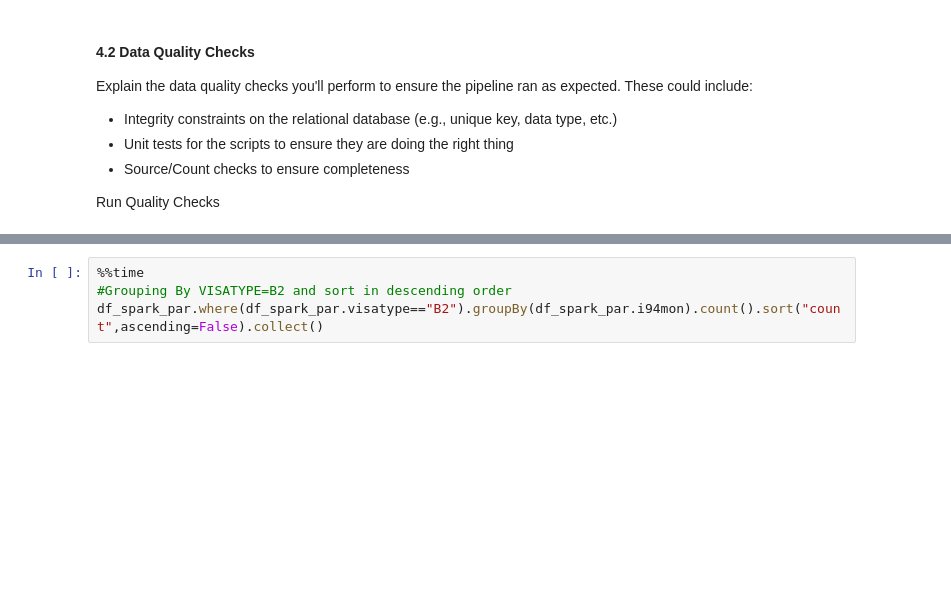
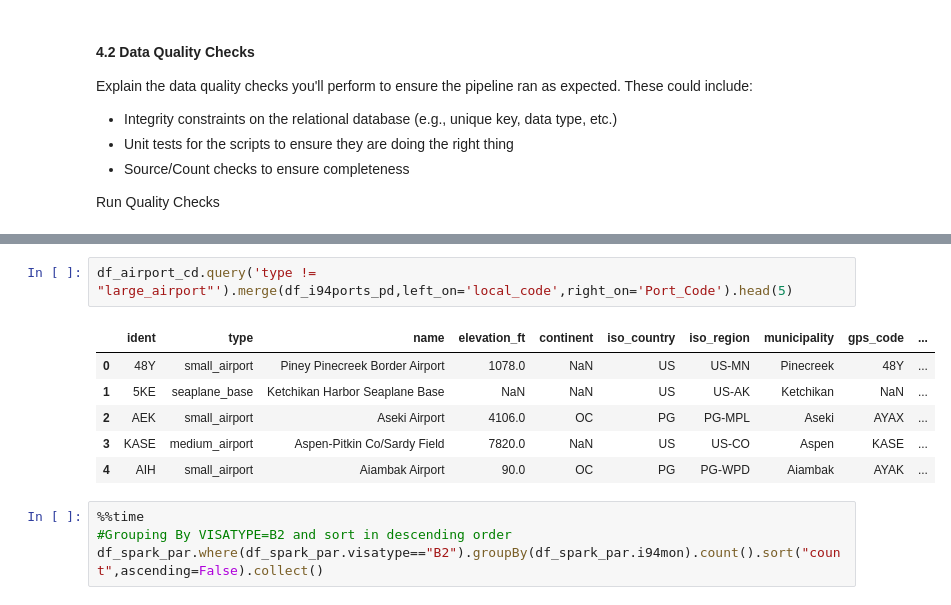
Before and after one commit to sudhakar12161/Project-Capstone-US-I94-Immigration-Insights, a Jupyter notebook: Capstone Project.ipynb, the cells around one changed output, grey strips where cells are left out. Saved outputs shown, nothing was run; the diff lists cells and outputs as text; blank space fills up the shorter version.

```diff
--- a/Capstone Project.ipynb
+++ b/Capstone Project.ipynb
@@ -1064,3 +1072,12 @@ Wall time: 6min 15s
+# %%
+df_airport_cd.query('type != "large_airport"').merge(df_i94ports_pd,left_on='local_code',right_on='Port_Code').head(5)
+# %% [output]
+|  | ident | type | name | elevation_ft | continent | iso_country | iso_region | municipality | gps_code | ... |
+| 0 | 48Y | small_airport | Piney Pinecreek Border Airport | 1078.0 | NaN | US | US-MN | Pinecreek | 48Y | ... |
+| 1 | 5KE | seaplane_base | Ketchikan Harbor Seaplane Base | NaN | NaN | US | US-AK | Ketchikan | NaN | ... |
+| 2 | AEK | small_airport | Aseki Airport | 4106.0 | OC | PG | PG-MPL | Aseki | AYAX | ... |
+| 3 | KASE | medium_airport | Aspen-Pitkin Co/Sardy Field | 7820.0 | NaN | US | US-CO | Aspen | KASE | ... |
+| 4 | AIH | small_airport | Aiambak Airport | 90.0 | OC | PG | PG-WPD | Aiambak | AYAK | ... |
 # %%
 %%time
 #Grouping By VISATYPE=B2 and sort in descending order
```
Also changed, not shown: parts of 49 cells of this notebook.
